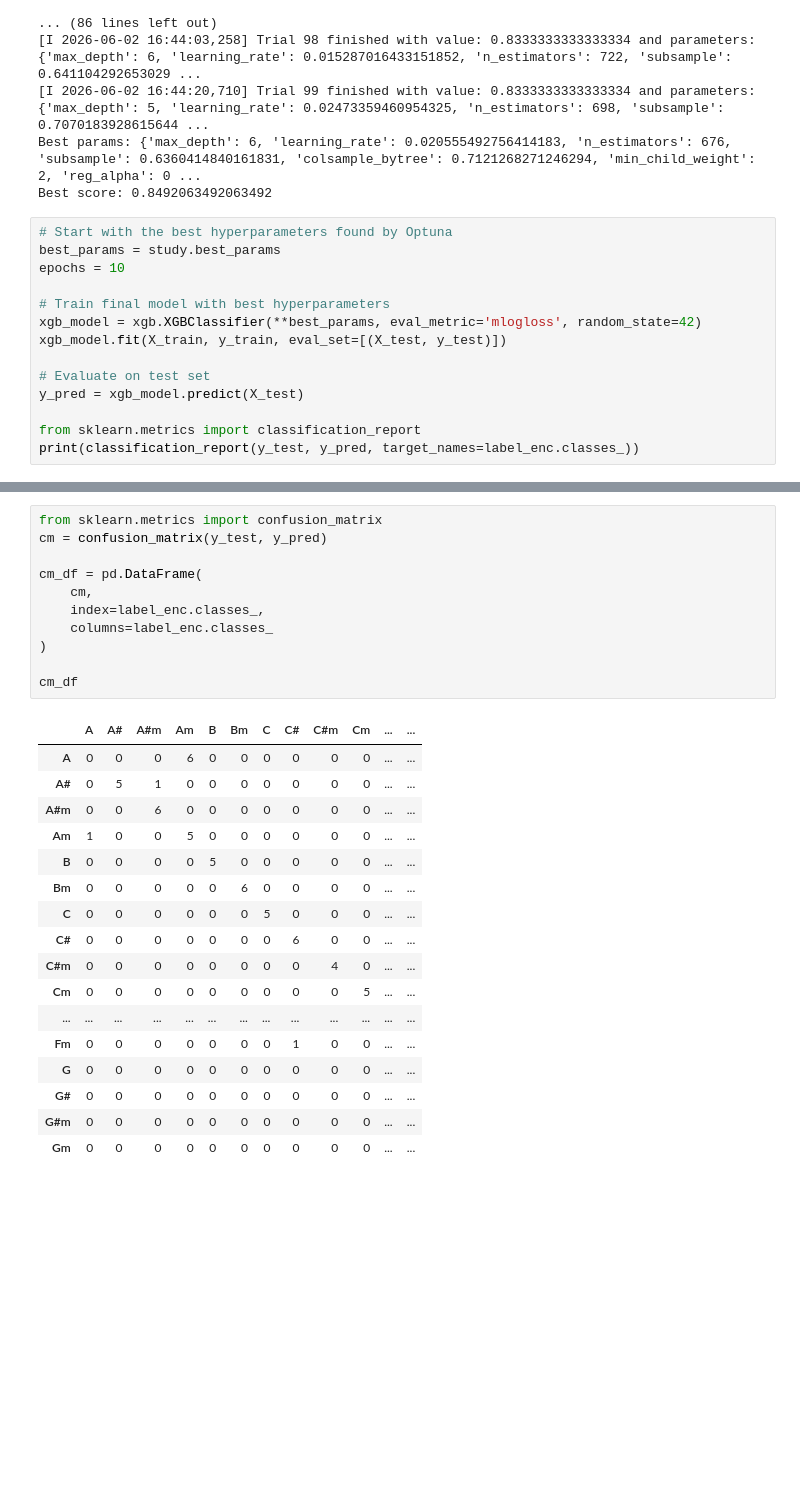
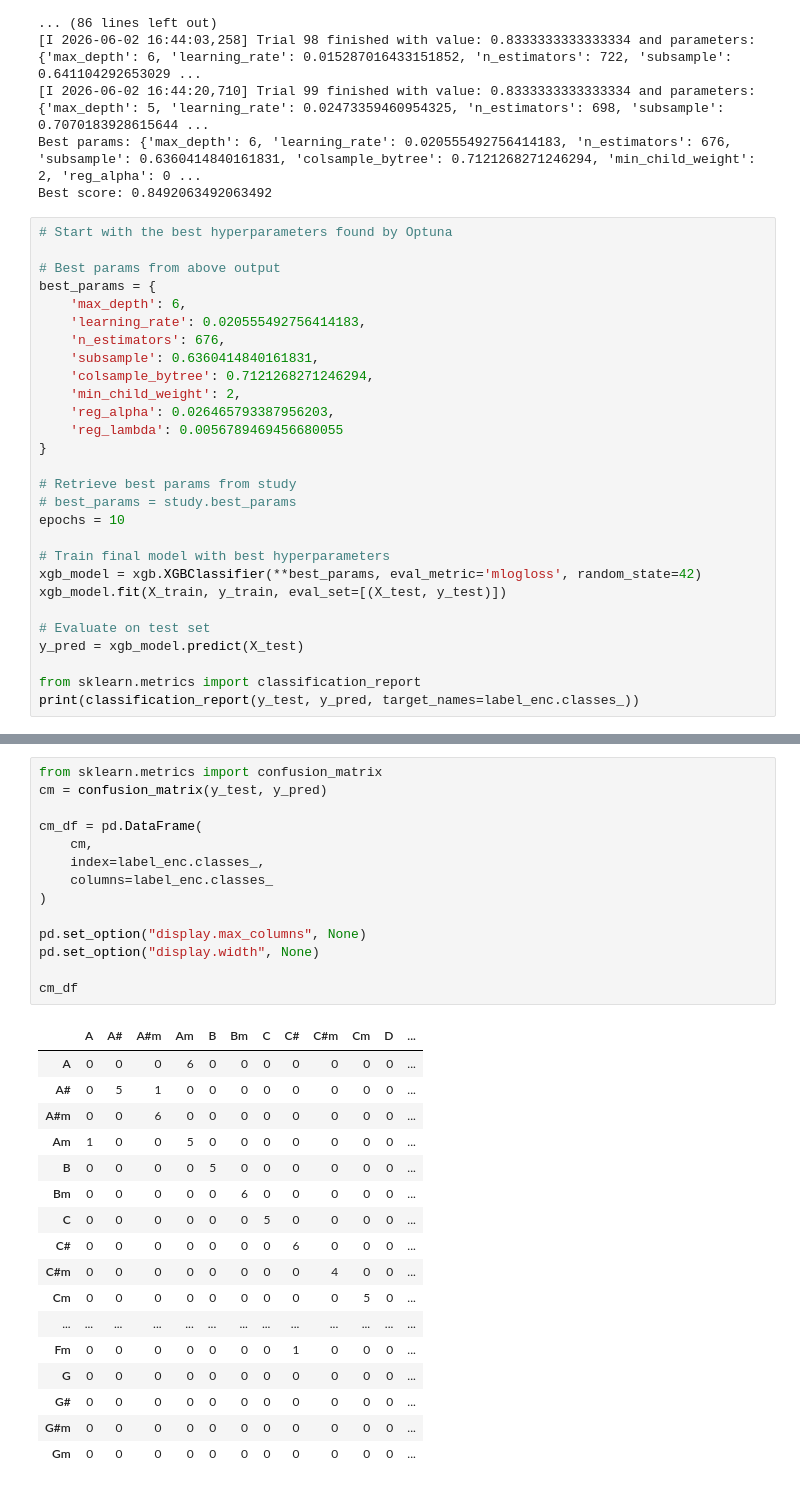
Before and after one commit to ilhanriyaz/guitar-chord-recognition, a Jupyter notebook: notebooks/chromagram.ipynb, the cells around one changed output, grey strips where cells are left out. Drawn from its saved outputs; the diff is of its cells as text; blank space fills up the shorter version.

```diff
--- a/notebooks/feature_extraction.ipynb
+++ b/notebooks/chromagram.ipynb
@@ -136,7 +136,21 @@ Best params: {'max_depth': 6, 'learning_rate': 0.020555492756414183, 'n_estimato
 Best score: 0.8492063492063492
 # %%
 # Start with the best hyperparameters found by Optuna
-best_params = study.best_params
+
+# Best params from above output
+best_params = {
+    'max_depth': 6,
+    'learning_rate': 0.020555492756414183,
+    'n_estimators': 676,
+    'subsample': 0.6360414840161831,
+    'colsample_bytree': 0.7121268271246294,
+    'min_child_weight': 2,
+    'reg_alpha': 0.026465793387956203,
+    'reg_lambda': 0.0056789469456680055
+}
+
+# Retrieve best params from study
+# best_params = study.best_params
 epochs = 10
 
 # Train final model with best hyperparameters
@@ -169,29 +183,32 @@ weighted avg       0.74      0.74      0.71       144
 # %%
 from sklearn.metrics import confusion_matrix
 cm = confusion_matrix(y_test, y_pred)
 
 cm_df = pd.DataFrame(
     cm,
     index=label_enc.classes_,
     columns=label_enc.classes_
 )
 
+pd.set_option("display.max_columns", None)
+pd.set_option("display.width", None)
+
 cm_df
 # %% [output]
-|  | A | A# | A#m | Am | B | Bm | C | C# | C#m | Cm | ... | ... |
-| A | 0 | 0 | 0 | 6 | 0 | 0 | 0 | 0 | 0 | 0 | ... | ... |
-| A# | 0 | 5 | 1 | 0 | 0 | 0 | 0 | 0 | 0 | 0 | ... | ... |
-| A#m | 0 | 0 | 6 | 0 | 0 | 0 | 0 | 0 | 0 | 0 | ... | ... |
-| Am | 1 | 0 | 0 | 5 | 0 | 0 | 0 | 0 | 0 | 0 | ... | ... |
-| B | 0 | 0 | 0 | 0 | 5 | 0 | 0 | 0 | 0 | 0 | ... | ... |
-| Bm | 0 | 0 | 0 | 0 | 0 | 6 | 0 | 0 | 0 | 0 | ... | ... |
-| C | 0 | 0 | 0 | 0 | 0 | 0 | 5 | 0 | 0 | 0 | ... | ... |
-| C# | 0 | 0 | 0 | 0 | 0 | 0 | 0 | 6 | 0 | 0 | ... | ... |
-| C#m | 0 | 0 | 0 | 0 | 0 | 0 | 0 | 0 | 4 | 0 | ... | ... |
-| Cm | 0 | 0 | 0 | 0 | 0 | 0 | 0 | 0 | 0 | 5 | ... | ... |
+|  | A | A# | A#m | Am | B | Bm | C | C# | C#m | Cm | D | ... |
+| A | 0 | 0 | 0 | 6 | 0 | 0 | 0 | 0 | 0 | 0 | 0 | ... |
+| A# | 0 | 5 | 1 | 0 | 0 | 0 | 0 | 0 | 0 | 0 | 0 | ... |
+| A#m | 0 | 0 | 6 | 0 | 0 | 0 | 0 | 0 | 0 | 0 | 0 | ... |
+| Am | 1 | 0 | 0 | 5 | 0 | 0 | 0 | 0 | 0 | 0 | 0 | ... |
+| B | 0 | 0 | 0 | 0 | 5 | 0 | 0 | 0 | 0 | 0 | 0 | ... |
+| Bm | 0 | 0 | 0 | 0 | 0 | 6 | 0 | 0 | 0 | 0 | 0 | ... |
+| C | 0 | 0 | 0 | 0 | 0 | 0 | 5 | 0 | 0 | 0 | 0 | ... |
+| C# | 0 | 0 | 0 | 0 | 0 | 0 | 0 | 6 | 0 | 0 | 0 | ... |
+| C#m | 0 | 0 | 0 | 0 | 0 | 0 | 0 | 0 | 4 | 0 | 0 | ... |
+| Cm | 0 | 0 | 0 | 0 | 0 | 0 | 0 | 0 | 0 | 5 | 0 | ... |
 | ... | ... | ... | ... | ... | ... | ... | ... | ... | ... | ... | ... | ... |
-| Fm | 0 | 0 | 0 | 0 | 0 | 0 | 0 | 1 | 0 | 0 | ... | ... |
-| G | 0 | 0 | 0 | 0 | 0 | 0 | 0 | 0 | 0 | 0 | ... | ... |
-| G# | 0 | 0 | 0 | 0 | 0 | 0 | 0 | 0 | 0 | 0 | ... | ... |
-| G#m | 0 | 0 | 0 | 0 | 0 | 0 | 0 | 0 | 0 | 0 | ... | ... |
-| Gm | 0 | 0 | 0 | 0 | 0 | 0 | 0 | 0 | 0 | 0 | ... | ... |
+| Fm | 0 | 0 | 0 | 0 | 0 | 0 | 0 | 1 | 0 | 0 | 0 | ... |
+| G | 0 | 0 | 0 | 0 | 0 | 0 | 0 | 0 | 0 | 0 | 0 | ... |
+| G# | 0 | 0 | 0 | 0 | 0 | 0 | 0 | 0 | 0 | 0 | 0 | ... |
+| G#m | 0 | 0 | 0 | 0 | 0 | 0 | 0 | 0 | 0 | 0 | 0 | ... |
+| Gm | 0 | 0 | 0 | 0 | 0 | 0 | 0 | 0 | 0 | 0 | 0 | ... |
```
Also changed, not shown: parts of 5 cells of this notebook, 3 other files.
